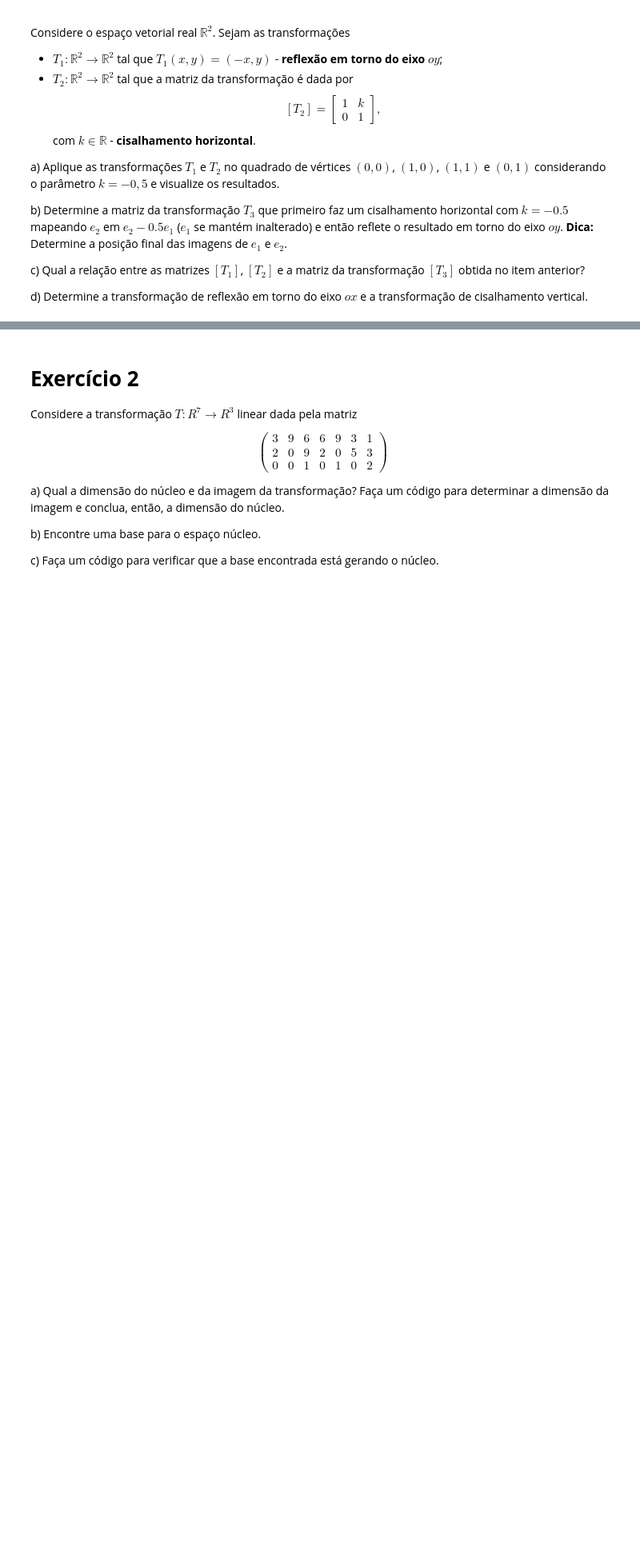
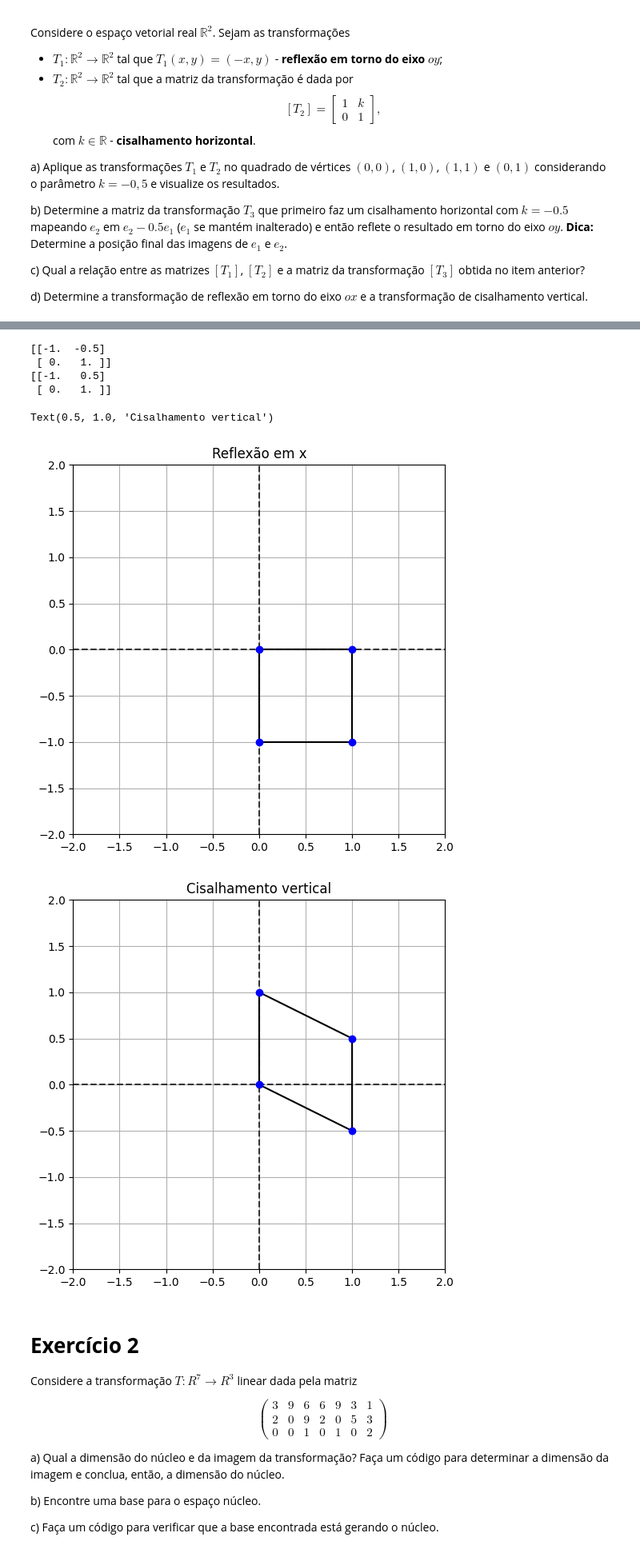
Before and after one commit to Alec-Aoki/AlgeLin, a Jupyter notebook: TrabPratico/trabalho_pratico_2025.ipynb, the cells around one changed output, grey strips where cells are left out. Shown at 80% size. Saved outputs shown, nothing was run; the diff lists cells and outputs as text; code cells hidden in the pictures; blank space fills up the shorter version.

```diff
--- a/TrabPratico/trabalho_pratico_2025.ipynb
+++ b/TrabPratico/trabalho_pratico_2025.ipynb
@@ -83,32 +88,44 @@ plt.title('Cisalhamento')
 # %%
-#Solução 2)
+# Solução 2)
 # Observando as posições finais de e1 e e2 temos:
 # T3(1,0) = (-1,0)
 # T3(0,1) = (0.5,1)
-T3 =
+k = -0.5
+T3 = np.array([[-1, k], [0, 1]])
 print(T3)
 
 # Solução 3)
 # Por outro lado, aplicando T2, depois T1
-
+T3 = T1 @ T2
+print(T3)
+# A relação entre as matrizes é dada pela composição das transformações lineares: [T3] = [T1][T2]
+# Aplica-se primeiro o cisalhamento T2 e, em seguida, a reflexão T1
 
 # Solução 4)
 # Reflexão em torno do eixo x
-T4 =
+T4 = np.array([[1, 0], [0, -1]])
 
 # Cisalhamento vertical
-T5 =
+T5 = T2.T
 
 # Aplicando as transformações
-T4Q =
-T5Q =
+T4Q = T4 @ Q
+T5Q = T5 @ Q
 
 # Plots
 plotSimples(T4Q[0,:], T4Q[1,:])
 plt.title('Reflexão em x')
 
 plotSimples(T5Q[0,:], T5Q[1,:])
 plt.title('Cisalhamento vertical')
+# %% [output]
+[[-1.  -0.5]
+ [ 0.   1. ]]
+[[-1.   0.5]
+ [ 0.   1. ]]
+Text(0.5, 1.0, 'Cisalhamento vertical')
+[figure, added]
+[figure, added]
 # %% [markdown]
 # **Exercício 2**
 Considere a transformação $T:R^7 \rightarrow R^3$ linear dada pela matriz
```
Also changed, not shown: parts of 10 cells of this notebook, 1 other file.
